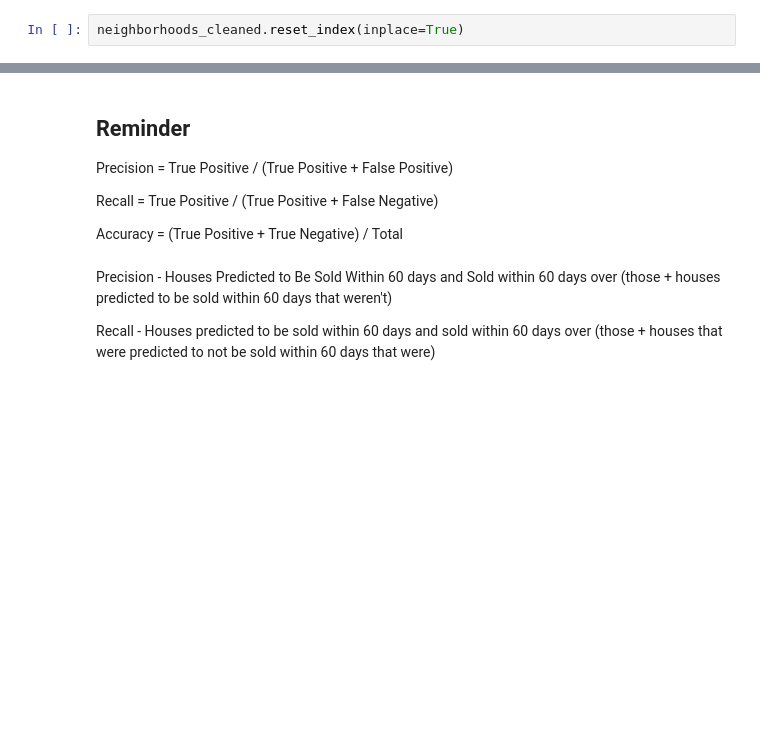
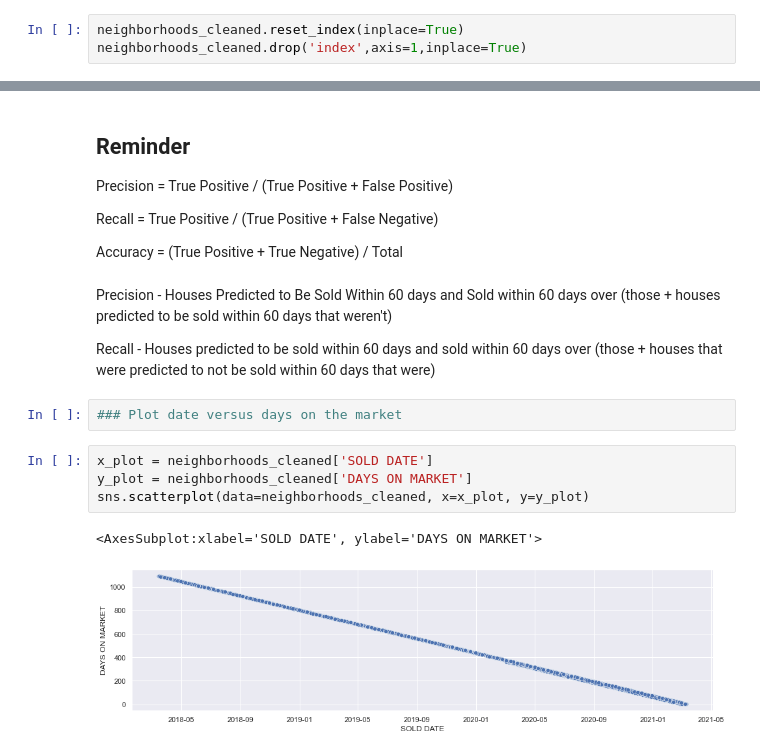
Before and after one commit to randallb15/PredictingSAHomeValues, a Jupyter notebook: GettingTheModel.ipynb, the cells around one changed output, grey strips where cells are left out. Drawn from its saved outputs; the diff is of its cells as text; blank space fills up the shorter version.

```diff
--- a/GettingTheModel.ipynb
+++ b/GettingTheModel.ipynb
@@ -12,6 +12,7 @@ sns.set(rc={'figure.figsize':(16,4)})
 neighborhoods_cleaned = pd.read_pickle('data/neighborhoods_cleaned.pkl')
 # %%
 neighborhoods_cleaned.reset_index(inplace=True)
+neighborhoods_cleaned.drop('index',axis=1,inplace=True)
 # %%
 neighborhoods_cleaned.drop('index',axis=1,inplace=True)
 # %%
@@ -350,3 +351,12 @@ Accuracy = (True Positive + True Negative) / Total
 Precision - Houses Predicted to Be Sold Within 60 days and Sold within 60 days over (those + houses predicted to be sold within 60 days that weren't)
 
 Recall - Houses predicted to be sold within 60 days and sold within 60 days over (those + houses that were predicted to not be sold within 60 days that were)
+# %%
+### Plot date versus days on the market
+# %%
+x_plot = neighborhoods_cleaned['SOLD DATE']
+y_plot = neighborhoods_cleaned['DAYS ON MARKET']
+sns.scatterplot(data=neighborhoods_cleaned, x=x_plot, y=y_plot)
+# %% [output]
+<AxesSubplot:xlabel='SOLD DATE', ylabel='DAYS ON MARKET'>
+[figure, added]
```
Also changed, not shown: 2 other files.
